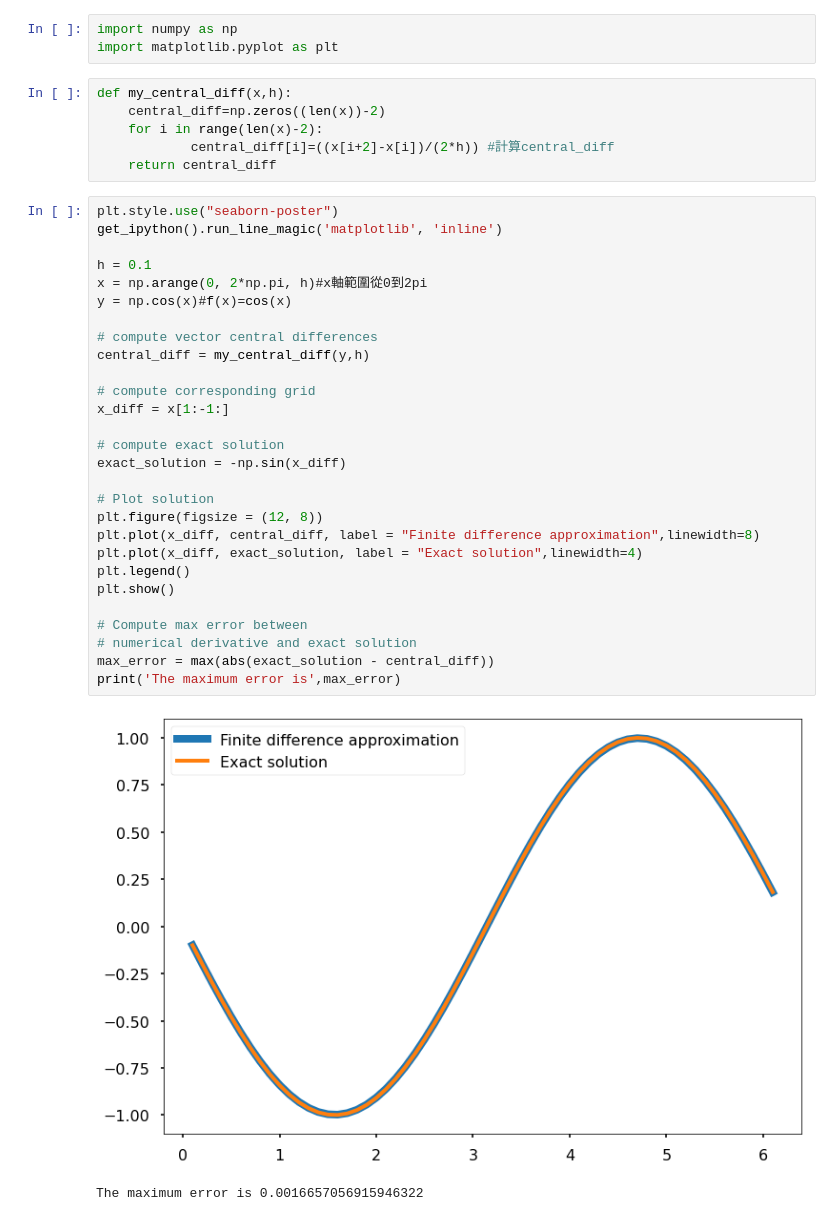
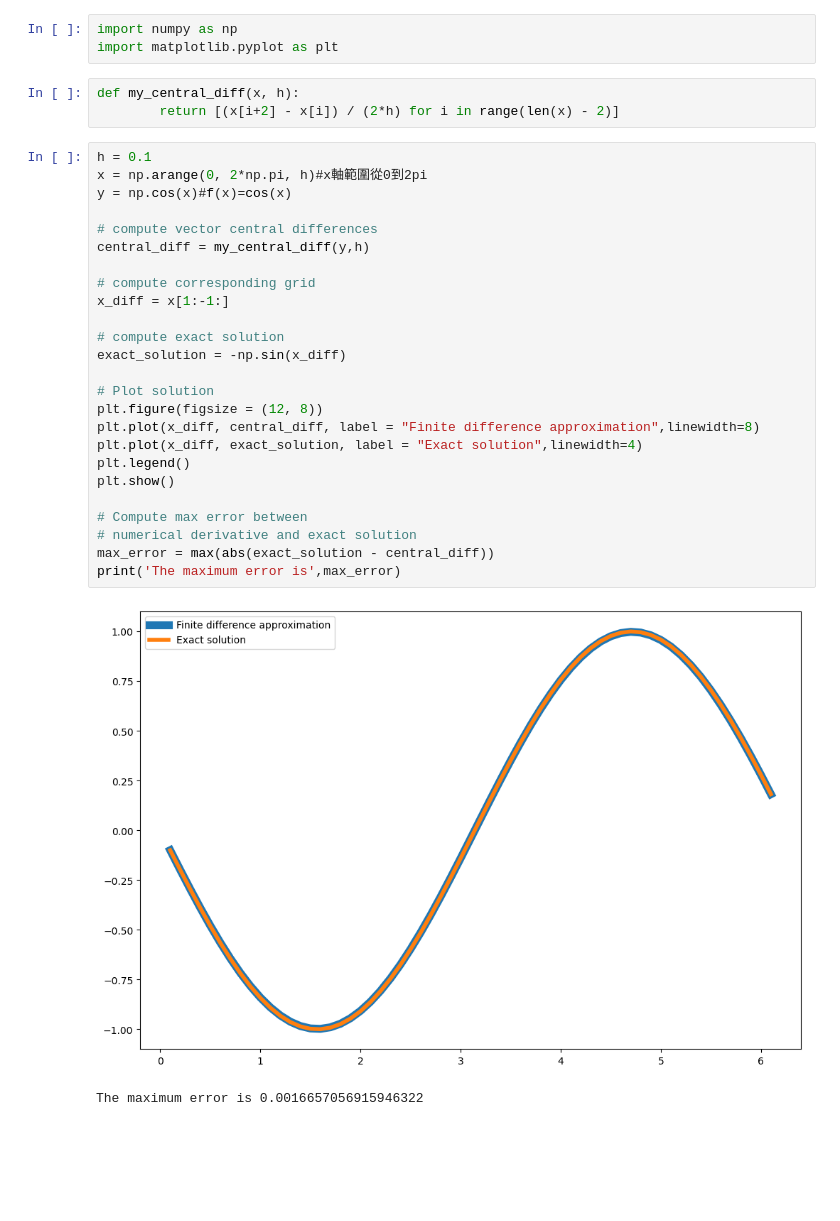
Before and after one commit to es-xccc/numerical-method-lab, a Jupyter notebook: ref/central_difference.ipynb, the cells around one changed output. Saved outputs shown, nothing was run; the diff lists cells and outputs as text; blank space fills up the shorter version.

```diff
--- a/ref/central_difference.ipynb
+++ b/ref/central_difference.ipynb
@@ -2,39 +2,33 @@
 import numpy as np
 import matplotlib.pyplot as plt
 # %%
-def my_central_diff(x,h):
-    central_diff=np.zeros((len(x))-2)
-    for i in range(len(x)-2):
-            central_diff[i]=((x[i+2]-x[i])/(2*h)) #計算central_diff
-    return central_diff
+def my_central_diff(x, h):
+        return [(x[i+2] - x[i]) / (2*h) for i in range(len(x) - 2)]
 # %%
-plt.style.use("seaborn-poster")
-get_ipython().run_line_magic('matplotlib', 'inline')
-
 h = 0.1
 x = np.arange(0, 2*np.pi, h)#x軸範圍從0到2pi
 y = np.cos(x)#f(x)=cos(x)
 
 # compute vector central differences
 central_diff = my_central_diff(y,h)
 
 # compute corresponding grid
 x_diff = x[1:-1:]
 
 # compute exact solution
 exact_solution = -np.sin(x_diff)
 
 # Plot solution
 plt.figure(figsize = (12, 8))
 plt.plot(x_diff, central_diff, label = "Finite difference approximation",linewidth=8)
 plt.plot(x_diff, exact_solution, label = "Exact solution",linewidth=4)
 plt.legend()
 plt.show()
 
 # Compute max error between
 # numerical derivative and exact solution
 max_error = max(abs(exact_solution - central_diff))
 print('The maximum error is',max_error)
 # %% [output]
-[figure, old version]
+[figure, new version]
 The maximum error is 0.0016657056915946322
```
Also changed, not shown: 4 other files.
